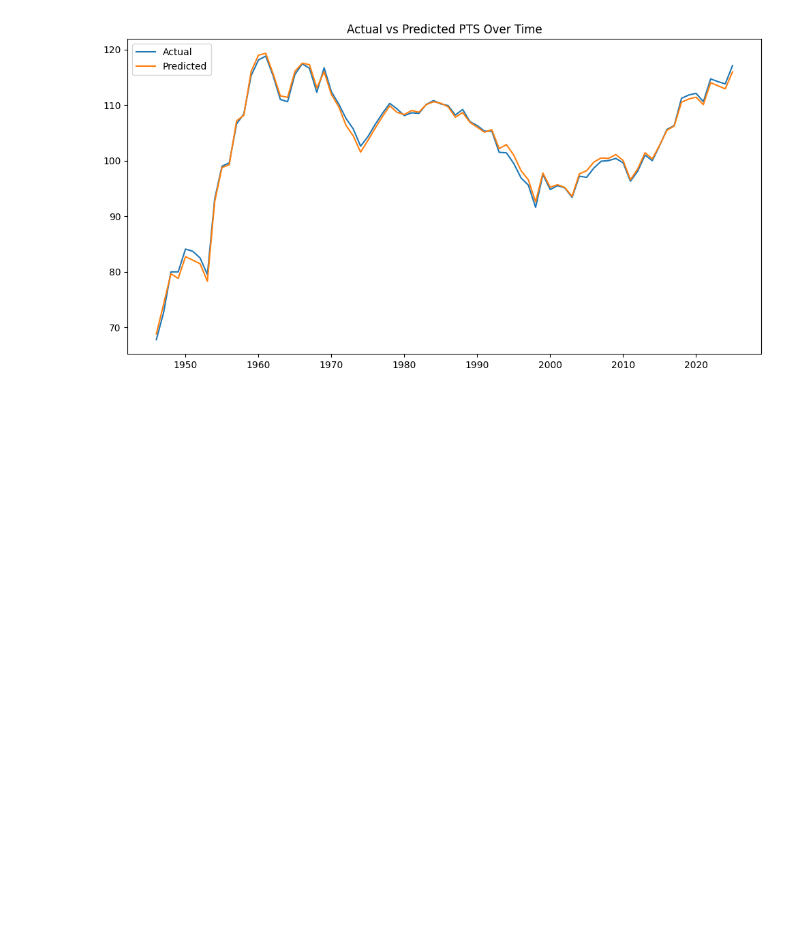
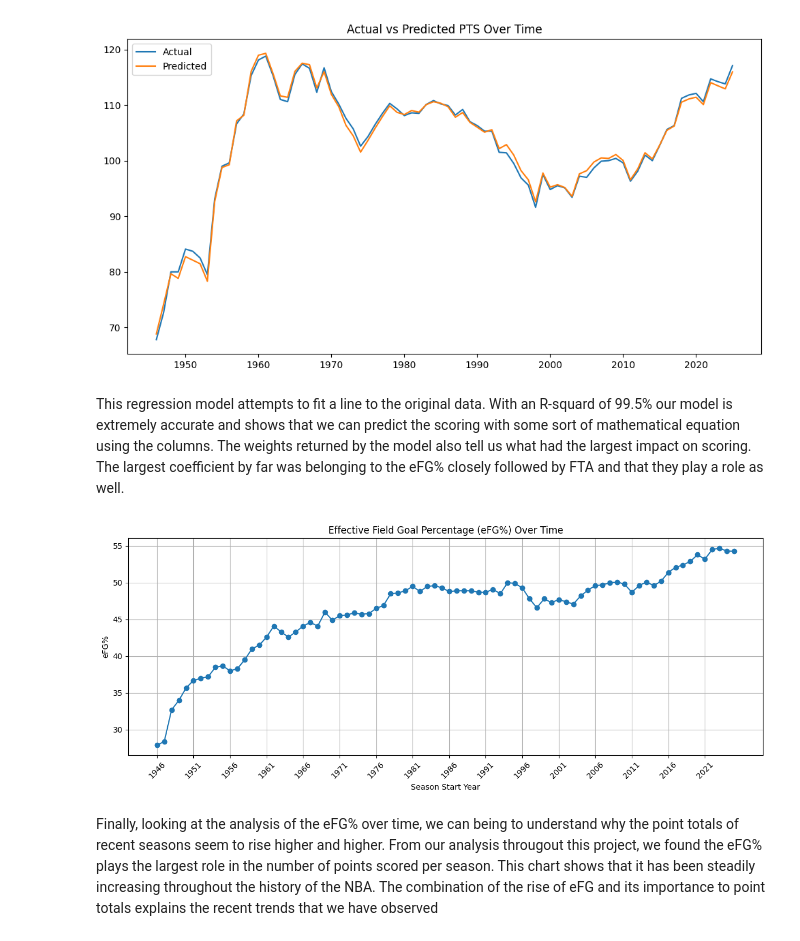
Before and after one commit to AidenLai2305/How-Have-NBA-Trends-Changed-Overtime, a Jupyter notebook: notebook.ipynb, the cells around one changed output. Saved outputs shown, nothing was run; the diff lists cells and outputs as text; code cells hidden in the pictures; blank space fills up the shorter version.

```diff
--- a/notebook.ipynb
+++ b/notebook.ipynb
@@ -303,3 +305,19 @@ plt.legend()
 plt.show()
 # %% [output]
 [figure]
+# %% [markdown]
+This regression model attempts to fit a line to the original data. With an R-squard of 99.5% our model is extremely accurate and shows that we can predict the scoring with some sort of mathematical equation using the columns. The weights returned by the model also tell us what had the largest impact on scoring. The largest coefficient by far was belonging to the eFG% closely followed by FTA and that they play a role as well.
+# %%
+plt.figure(figsize=(12,5))
+plt.plot(filtered_regular_sorted["Year"], filtered_regular_sorted["eFG%"], marker="o")
+plt.title("Effective Field Goal Percentage (eFG%) Over Time")
+plt.xlabel("Season Start Year")
+plt.ylabel("eFG%")
+plt.xticks(filtered_regular_sorted["Year"][::5], rotation=45)
+plt.grid(True)
+plt.tight_layout()
+plt.show()
+# %% [output]
+[figure, added]
+# %% [markdown]
+Finally, looking at the analysis of the eFG% over time, we can being to understand why the point totals of recent seasons seem to rise higher and higher. From our analysis througout this project, we found the eFG% plays the largest role in the number of points scored per season. This chart shows that it has been steadily increasing throughout the history of the NBA. The combination of the rise of eFG and its importance to point totals explains the recent trends that we have observed
```
Also changed, not shown: parts of 4 cells of this notebook.
